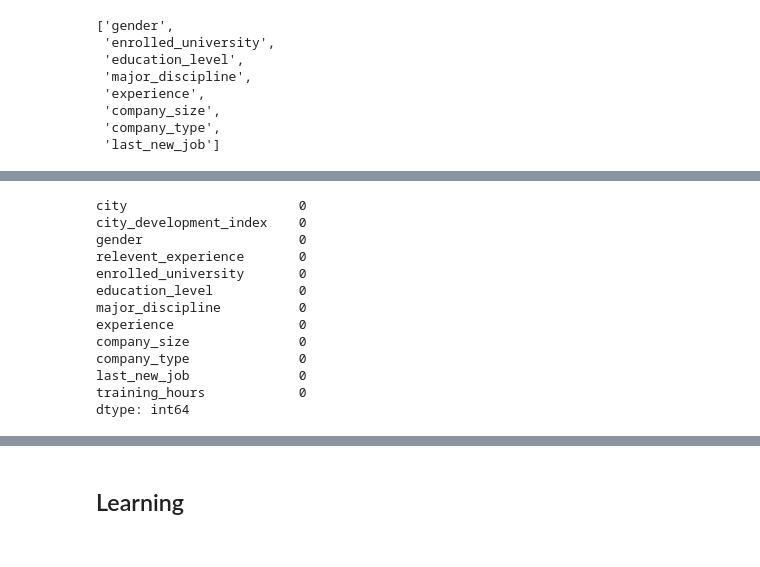
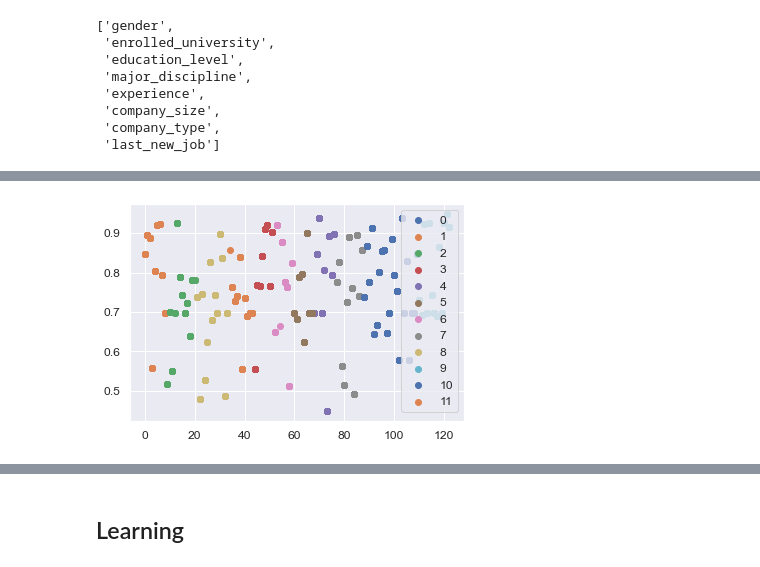
Before and after one commit to AhmetSelimPehlivan/HR-Analytics, a Jupyter notebook: project.ipynb, the cells around one changed output, grey strips where cells are left out. Drawn from its saved outputs; the diff is of its cells as text; code cells hidden in the pictures.

```diff
--- a/project.ipynb
+++ b/project.ipynb
@@ -177,0 +161,9 @@ test.drop('enrollee_id', inplace=True, axis=1)
+# %%
+city_data = np.array([train.city,train.city_development_index]).T
+city_data_test = np.array([test.city,test.city_development_index]).T
+# %%
+from sklearn.cluster import KMeans
+km = KMeans(n_clusters = 12 , init = 'random', n_init=10, max_iter=500 , tol = 1e-04, random_state = 0)
+
+km.fit(city_data)
+y_pred = km.predict(city_data)
@@ -216,5 +184,0 @@ See the caveats in the documentation: https://pandas.pydata.org/pandas-docs/stab
-# %%
-for i in range(95):
-    cond = train['city'] == i
-    if (train['city'] == i).sum() < 200:
-        train.loc[cond,'city'] = 200
@@ -234,4 +184,0 @@ features_2 = ['major_discipline','experience','company_size','company_type','las
-# %%
-for i in train[features_2].isna().mean()[train.isna().mean() > 0].index:
-    train[i] = train[i].fillna(train[i].mean())
-    test[i] = test[i].fillna(train[i].mean())
@@ -255,16 +185,9 @@ dtype: int64
-# %%
-test.isnull().sum(axis = 0)
-# %% [output]
-city                      0
-city_development_index    0
-gender                    0
-relevent_experience       0
-enrolled_university       0
-education_level           0
-major_discipline          0
-experience                0
-company_size              0
-company_type              0
-last_new_job              0
-training_hours            0
-dtype: int64
+# %%
+u_labels = np.unique(y_pred)
+
+for i in u_labels:
+    plt.scatter(city_data[y_pred == i , 0] , city_data[y_pred == i , 1] , label = i)
+plt.legend()
+plt.show()
+# %% [output]
+[figure, added]
```
Also changed, not shown: parts of 57 cells of this notebook, 22 other files.
